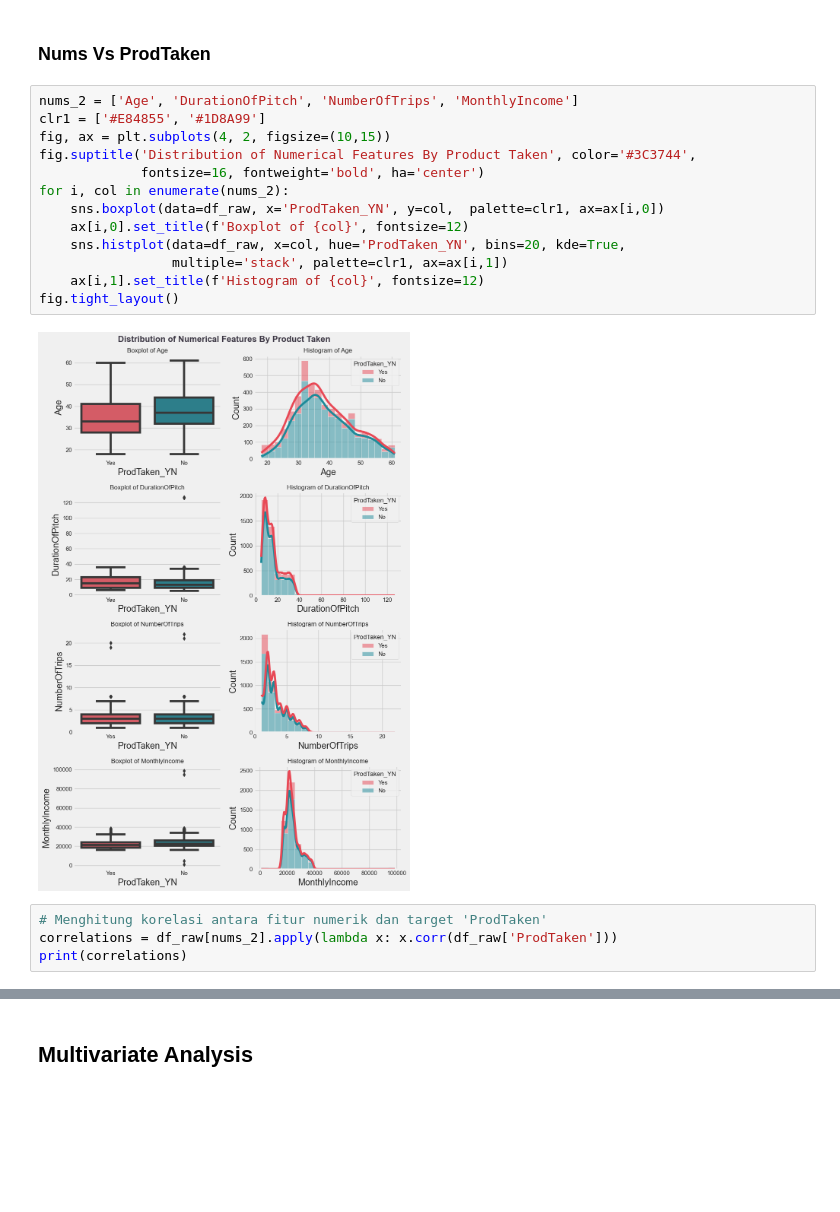
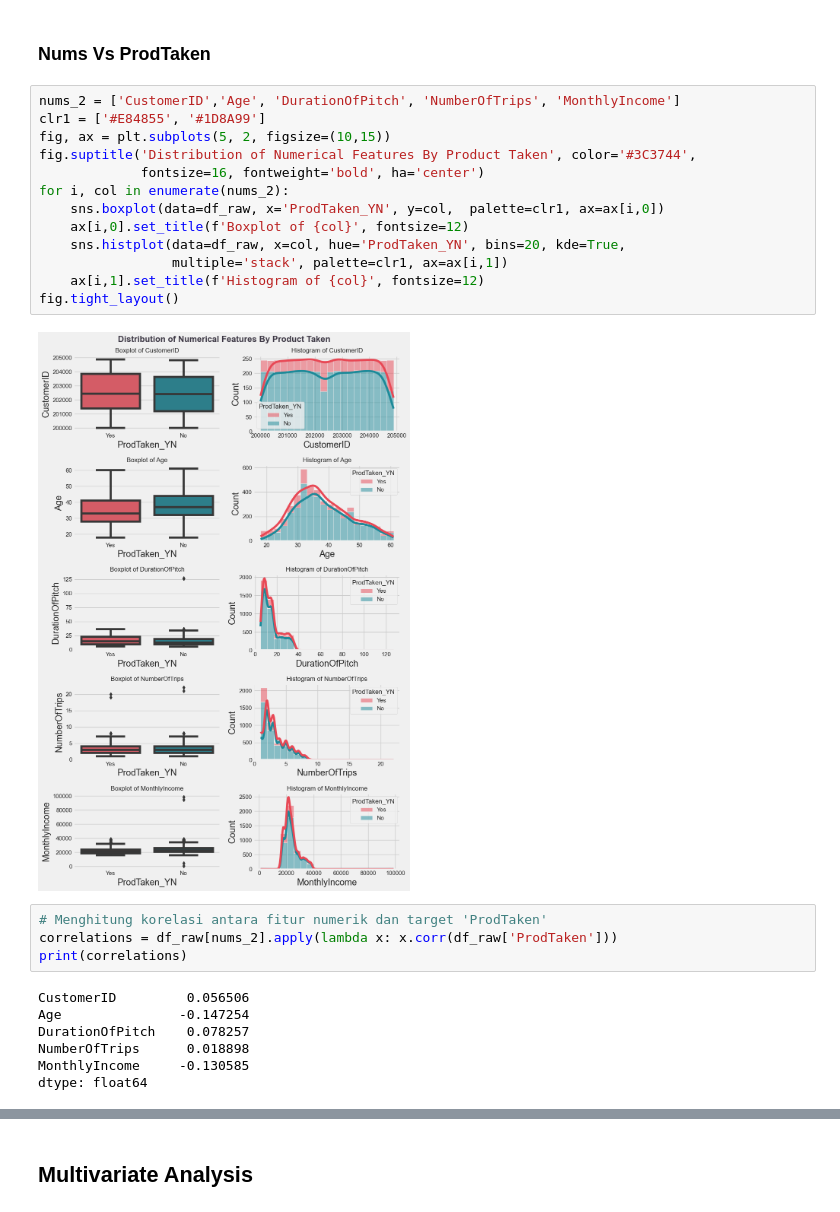
Before and after one commit to damaraira/ByteBenders, a Jupyter notebook: Updated_Holiday_packages_lim.ipynb, the cells around one changed output, grey strips where cells are left out. Drawn from its saved outputs; the diff is of its cells as text; blank space fills up the shorter version.

```diff
--- a/Updated_Holiday_packages_lim.ipynb
+++ b/Updated_Holiday_packages_lim.ipynb
@@ -400,21 +412,28 @@ Dari hasil uji ANOVA, fitur-fitur seperti CityTier, Occupation, ProductPitched,
 # %% [markdown]
 ### Nums Vs ProdTaken
 # %%
-nums_2 = ['Age', 'DurationOfPitch', 'NumberOfTrips', 'MonthlyIncome']
+nums_2 = ['CustomerID','Age', 'DurationOfPitch', 'NumberOfTrips', 'MonthlyIncome']
 clr1 = ['#E84855', '#1D8A99']
-fig, ax = plt.subplots(4, 2, figsize=(10,15))
+fig, ax = plt.subplots(5, 2, figsize=(10,15))
 fig.suptitle('Distribution of Numerical Features By Product Taken', color='#3C3744',
              fontsize=16, fontweight='bold', ha='center')
 for i, col in enumerate(nums_2):
     sns.boxplot(data=df_raw, x='ProdTaken_YN', y=col,  palette=clr1, ax=ax[i,0])
     ax[i,0].set_title(f'Boxplot of {col}', fontsize=12)
     sns.histplot(data=df_raw, x=col, hue='ProdTaken_YN', bins=20, kde=True,
                  multiple='stack', palette=clr1, ax=ax[i,1])
     ax[i,1].set_title(f'Histogram of {col}', fontsize=12)
 fig.tight_layout()
 # %% [output]
-[figure, old version]
+[figure, new version]
 # %%
 # Menghitung korelasi antara fitur numerik dan target 'ProdTaken'
 correlations = df_raw[nums_2].apply(lambda x: x.corr(df_raw['ProdTaken']))
 print(correlations)
+# %% [output]
+CustomerID         0.056506
+Age               -0.147254
+DurationOfPitch    0.078257
+NumberOfTrips      0.018898
+MonthlyIncome     -0.130585
+dtype: float64
```
Also changed, not shown: parts of 36 cells of this notebook, 1 other file.
